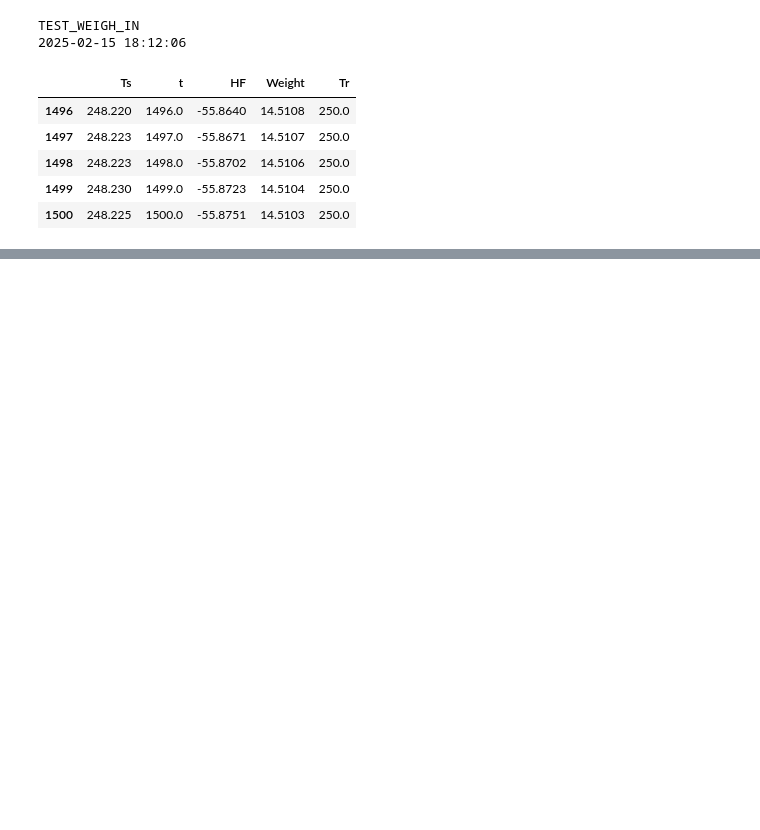
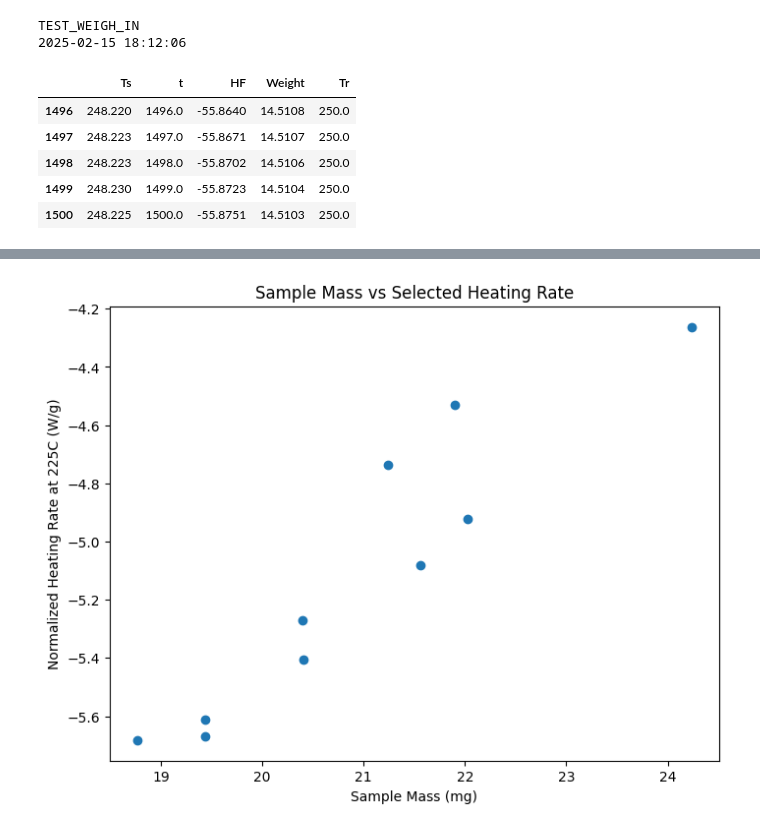
Before and after one commit to colinjennings/Thermoset-DSC-SOP, a Jupyter notebook: consistency_experiments/plot_dsc_curves.ipynb, the cells around one changed output, grey strips where cells are left out. Saved outputs shown, nothing was run; the diff lists cells and outputs as text; code cells hidden in the pictures; blank space fills up the shorter version.

```diff
--- a/consistency_experiments/plot_dsc_curves.ipynb
+++ b/consistency_experiments/plot_dsc_curves.ipynb
@@ -87,0 +126,26 @@ plt.show()
+# %%
+
+temp_selected = 225
+
+masses = []
+things = []
+things_not_normalized = []
+weight_changes = []
+
+for df in df_list:
+    masses.append(df.iloc[0]['Weight'])
+    things.append(df.loc[df['Tr'] == temp_selected].iloc[0]['HF/g'])
+    weight_changes.append((1-df.iloc[1500]['wt%'])*100)
+# %%
+
+plt.figure(figsize=(8,6))
+
+plt.xlabel("Sample Mass (mg)")
+plt.ylabel(f"Normalized Heating Rate at {temp_selected}C (W/g)")
+plt.title("Sample Mass vs Selected Heating Rate")
+
+plt.scatter(masses, things)
+
+plt.show()
+# %% [output]
+[figure, added]
```
Also changed, not shown: parts of 13 cells of this notebook.
